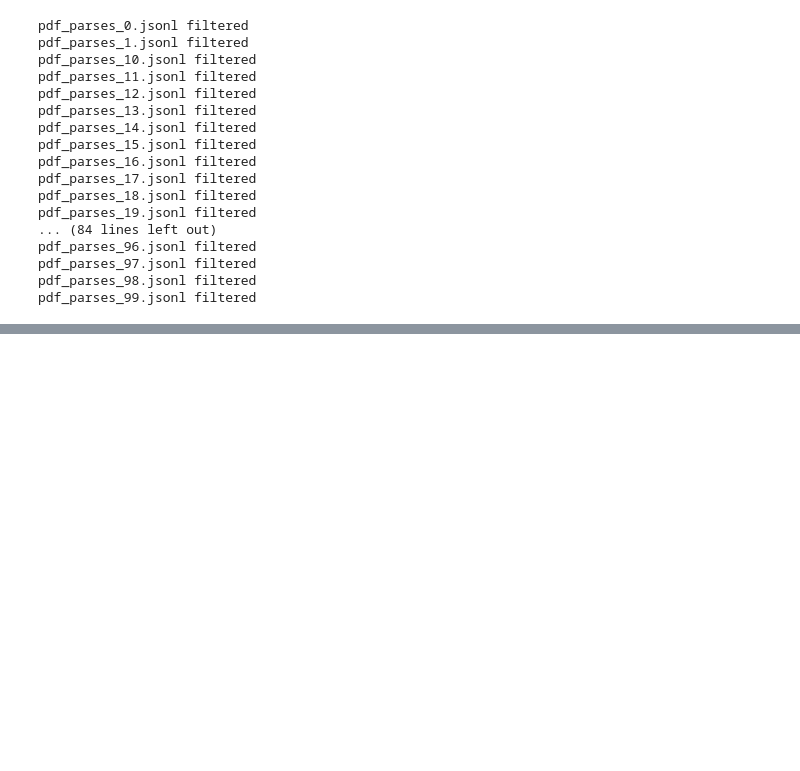
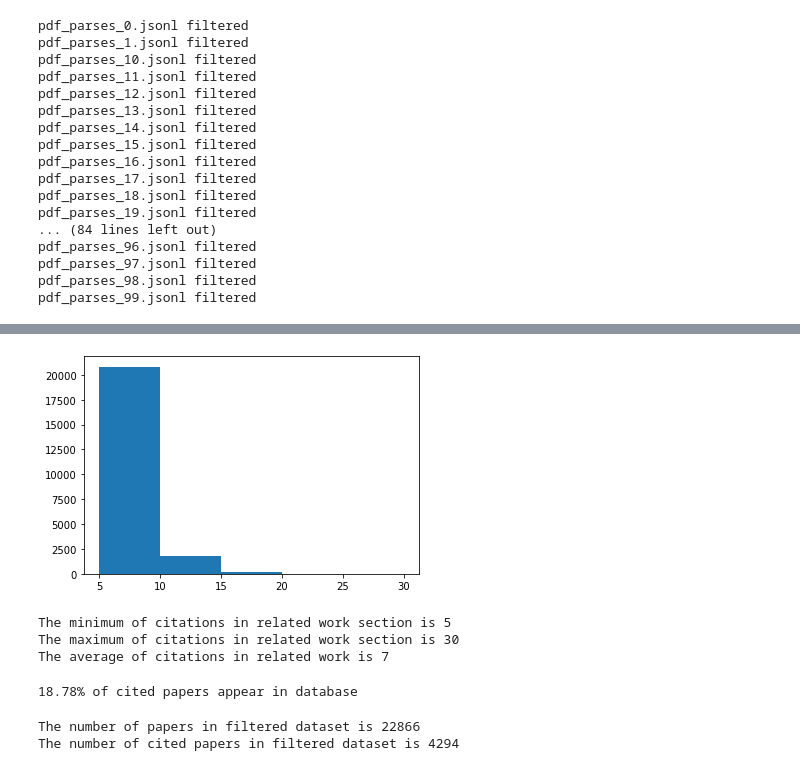
Before and after one commit to JackJing001/Capstone-project, a Jupyter notebook: notebook/preprocessor.ipynb, the cells around one changed output, grey strips where cells are left out. Drawn from its saved outputs; the diff is of its cells as text; code cells hidden in the pictures; blank space fills up the shorter version.

```diff
--- a/notebook/preprocessor.ipynb
+++ b/notebook/preprocessor.ipynb
@@ -216,0 +258,44 @@ len(df)
+# %%
+# number of citations in each paper from related work sections
+
+related_work_counts = []
+for paper_id in df.index:
+    current_count = len(df.loc[paper_id, 'related_work_pairs'])
+    related_work_counts.append(current_count)
+
+plt.hist(related_work_counts, 5)
+plt.show()
+# %% [output]
+[figure, added]
+# %%
+print("The minimum of citations in related work section is", min(related_work_counts))
+print("The maximum of citations in related work section is", max(related_work_counts))
+print('The average of citations in related work is', round(np.mean(related_work_counts)))
+# %% [output]
+The minimum of citations in related work section is 5
+The maximum of citations in related work section is 30
+The average of citations in related work is 7
+# %%
+total_cite = []
+for paper_id in df.index:
+    related_cite = df.loc[paper_id, 'related_work_pairs'].keys()
+    body_cite = df.loc[paper_id, 'body_pairs'].keys()
+    current_cite = set(list(related_cite) + list(body_cite))
+    total_cite = set(list(total_cite) + list(current_cite))
+
+cite_count = 0
+for cite in total_cite:
+    if cite in df.index:
+        cite_count += 1
+
+cite_perc = (cite_count/df.shape[0])*100
+
+print ('{0:.2f}% of cited papers appear in database'.format(cite_perc))
+# %% [output]
+18.78% of cited papers appear in database
+# %%
+print('The number of papers in filtered dataset is', len(df))
+print('The number of cited papers in filtered dataset is', cite_count)
+# %% [output]
+The number of papers in filtered dataset is 22866
+The number of cited papers in filtered dataset is 4294
```
Also changed, not shown: parts of 11 cells of this notebook.
